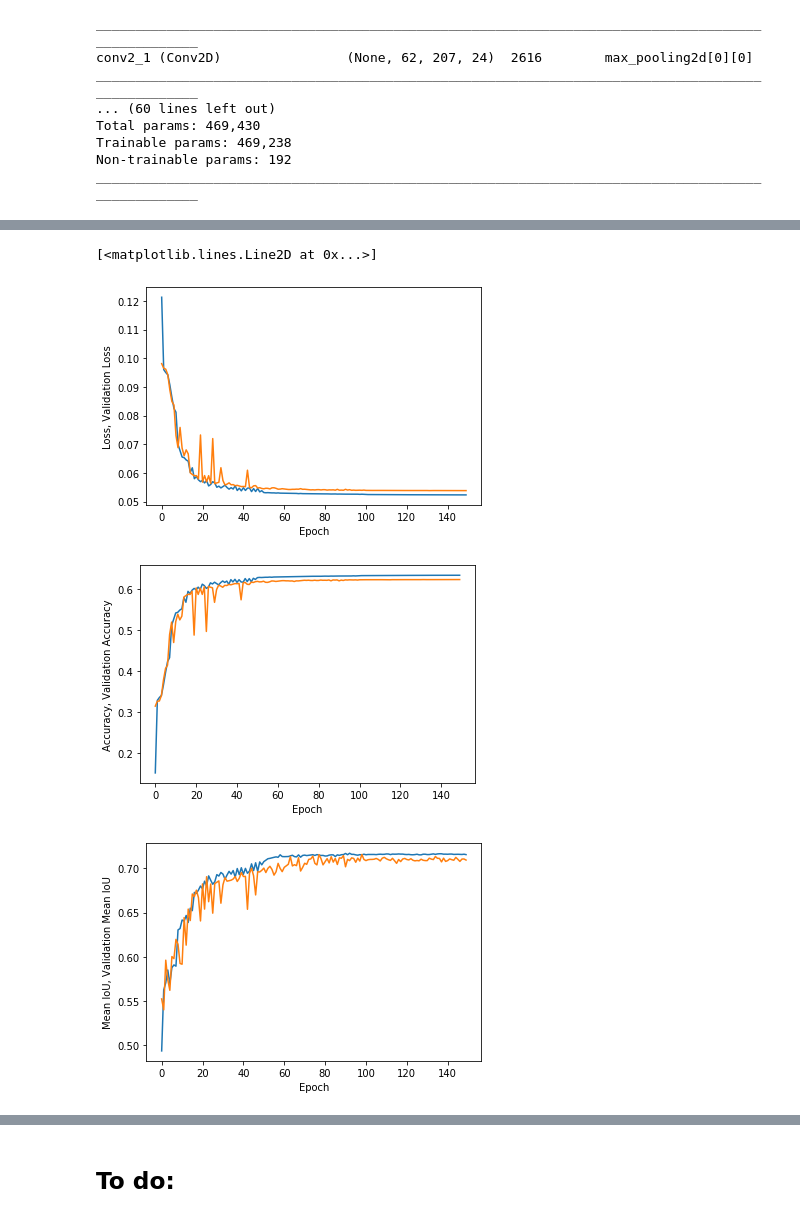
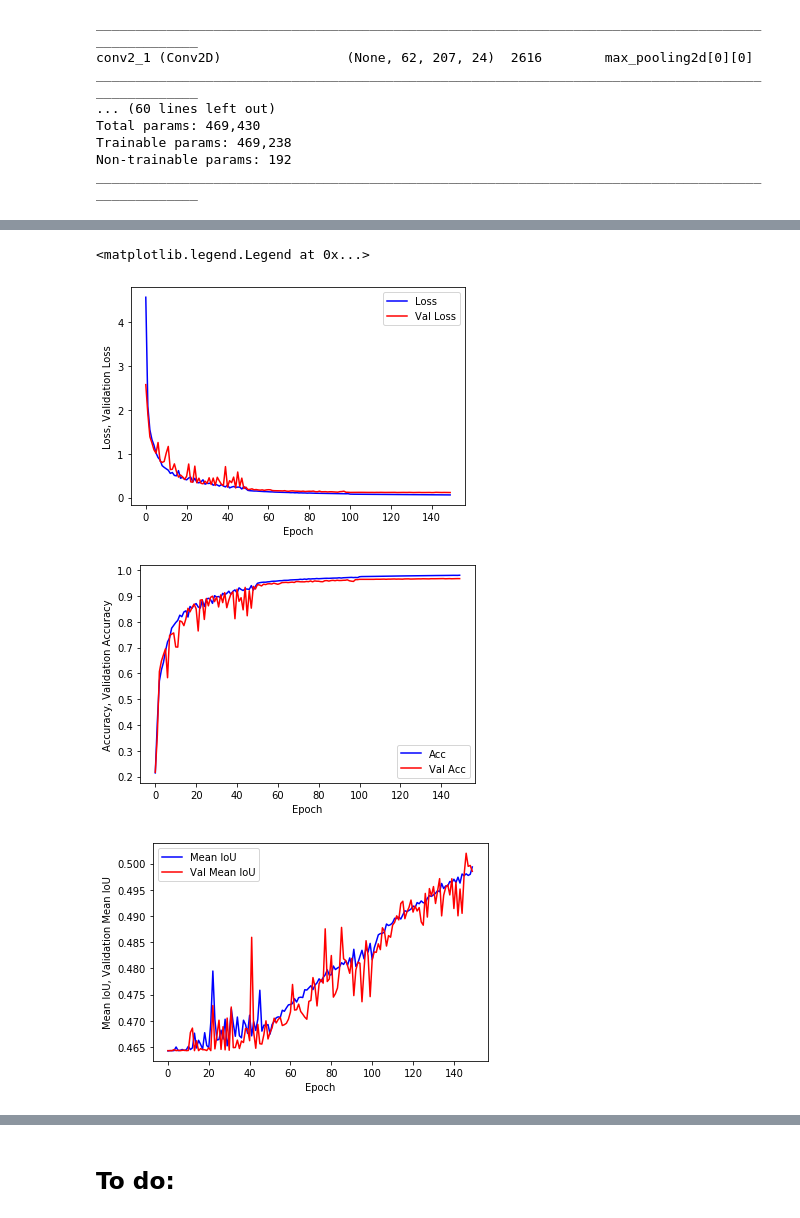
Before and after one commit to ae137/SemanticSegmentation, a Jupyter notebook: Code/train_network.ipynb, the cells around one changed output, grey strips where cells are left out. Cells and saved outputs as stored; diff of their text form; code cells hidden in the pictures.

```diff
--- a/Code/train_segmentation.ipynb
+++ b/Code/train_network.ipynb
@@ -217,8 +162,9 @@ Call initializer instance with the dtype argument instead of passing it to the c
 # %%
-optimizer = tf.keras.optimizers.RMSprop()
+optimizer = optimizers.RMSprop()
 
 model.compile(optimizer=optimizer,
-              loss=losses.mean_absolute_error, # Try other loss, for example crossentropy
+              # loss=losses.mean_absolute_error,
+              loss=losses.CategoricalCrossentropy(),
               metrics=['accuracy', metrics.MeanIoU(num_classes=one_hot_encoded_labels.shape[3])]
              )
 model.summary()
@@ -292,26 +242,29 @@ hist
 # %%
 start = 0
-end = 150
+end = epochs
 plt.figure()
 plt.xlabel('Epoch')
 plt.ylabel('Loss, Validation Loss')
-plt.plot(hist['loss'][start:end], label='Loss')
-plt.plot(hist['val_loss'][start:end], label='Val Loss')
+plt.plot(hist['loss'][start:end], 'b-', label='Loss')
+plt.plot(hist['val_loss'][start:end], 'r-', label='Val Loss')
+plt.legend()
 
 plt.figure()
 plt.xlabel('Epoch')
 plt.ylabel('Accuracy, Validation Accuracy')
-plt.plot(hist['acc'][start:end], label='Acc')
-plt.plot(hist['val_acc'][start:end], label='Val Acc')
+plt.plot(hist['acc'][start:end], 'b-', label='Acc')
+plt.plot(hist['val_acc'][start:end], 'r-', label='Val Acc')
+plt.legend()
 
 plt.figure()
 plt.xlabel('Epoch')
 plt.ylabel('Mean IoU, Validation Mean IoU')
-plt.plot(hist['mean_io_u'][start:end], label='Mean IoU')
-plt.plot(hist['val_mean_io_u'][start:end], label='Val Mean IoU')
+plt.plot(hist['mean_io_u'][start:end], 'b-', label='Mean IoU')
+plt.plot(hist['val_mean_io_u'][start:end], 'r-', label='Val Mean IoU')
+plt.legend()
 # %% [output]
-[<matplotlib.lines.Line2D at 0x...>]
+<matplotlib.legend.Legend at 0x...>
-[figure, old version]
+[figure, new version]
-[figure, old version]
+[figure, new version]
-[figure, old version]
+[figure, new version]
 # %%
```
Also changed, not shown: parts of 8 cells of this notebook, 7 other files.
